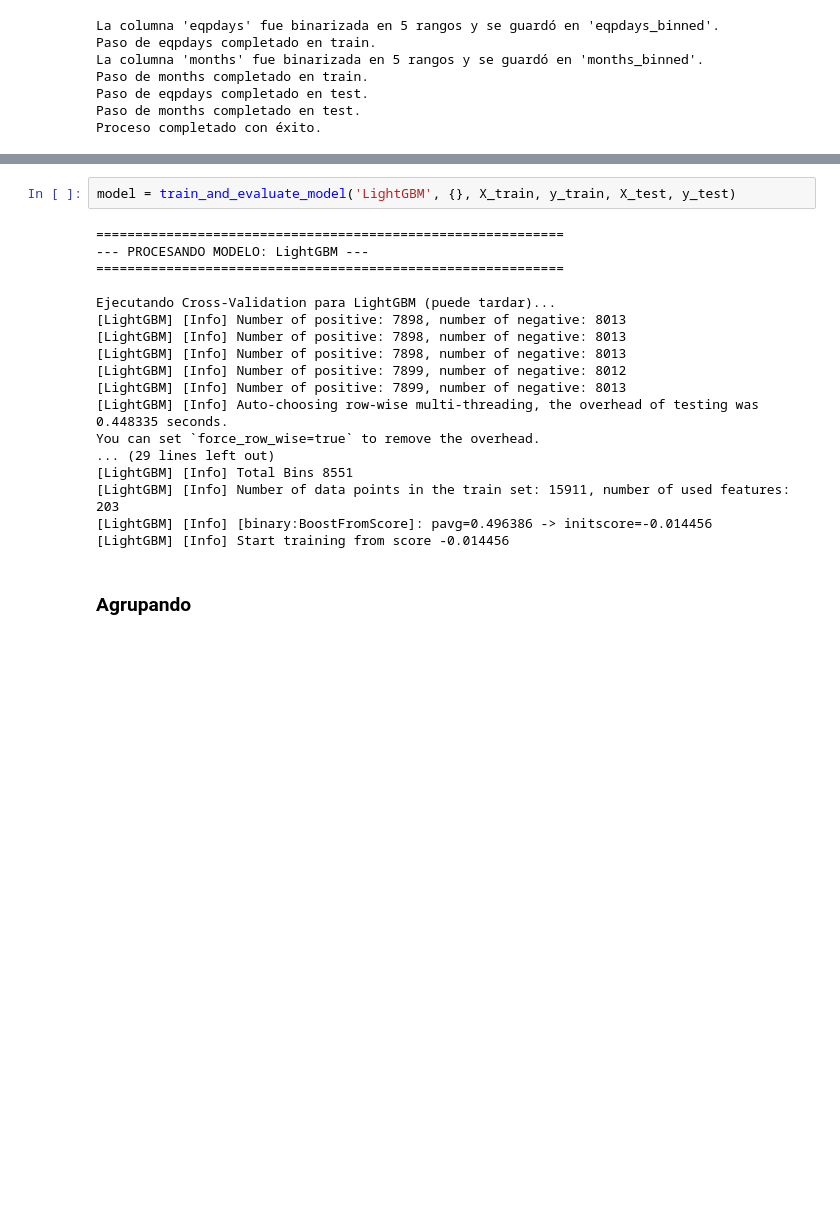
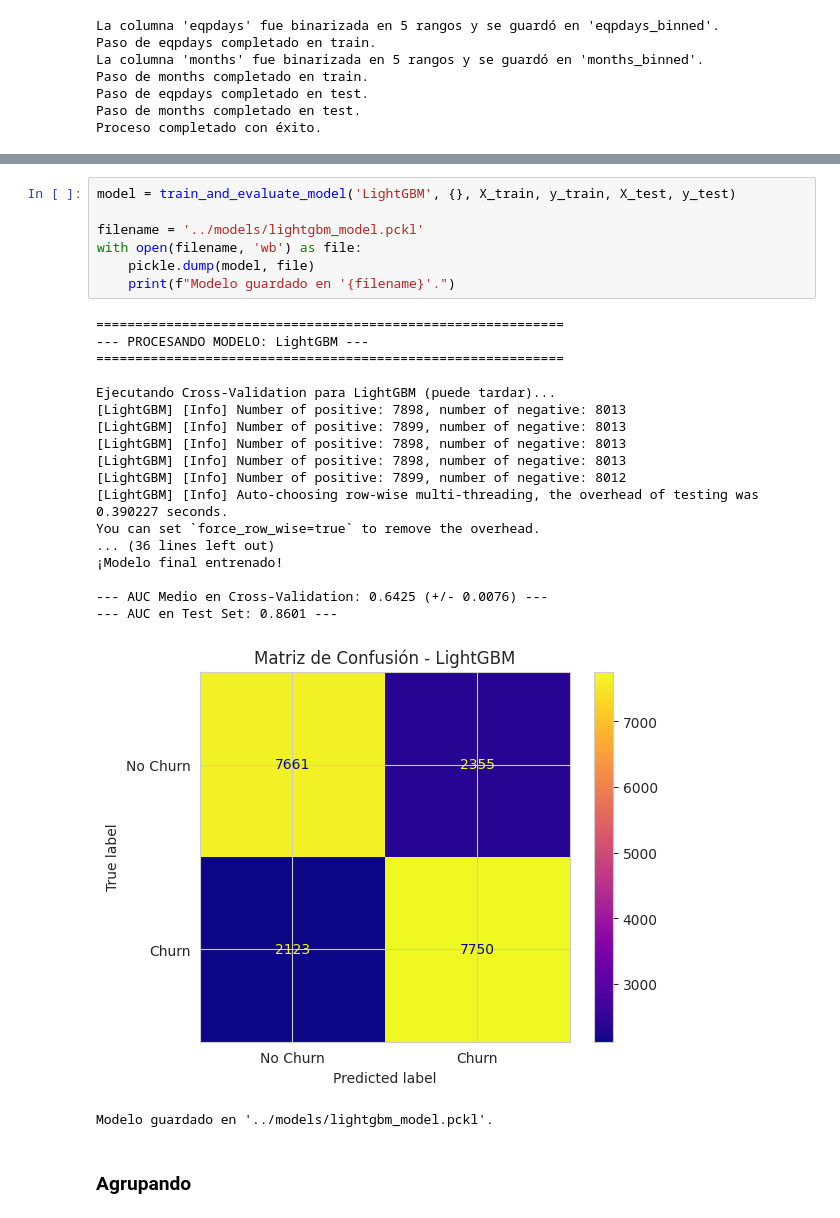
Before and after one commit to palomatm-phd/churn-estimation, a Jupyter notebook: notebooks/feature_engineering.ipynb, the cells around one changed output, grey strips where cells are left out. Saved outputs shown, nothing was run; the diff lists cells and outputs as text; blank space fills up the shorter version.

Commit message:
starting feature engineering pipeline implementation

```diff
--- a/notebooks/feature_engineering.ipynb
+++ b/notebooks/feature_engineering.ipynb
@@ -661,23 +652,30 @@ Modelo guardado en 'KNN_model.pckl'.
 # %%
 model = train_and_evaluate_model('LightGBM', {}, X_train, y_train, X_test, y_test)
+
+filename = '../models/lightgbm_model.pckl'
+with open(filename, 'wb') as file:
+    pickle.dump(model, file)
+    print(f"Modelo guardado en '{filename}'.")
 # %% [output]
 ============================================================
 --- PROCESANDO MODELO: LightGBM ---
 ============================================================
 
 Ejecutando Cross-Validation para LightGBM (puede tardar)...
 [LightGBM] [Info] Number of positive: 7898, number of negative: 8013
+[LightGBM] [Info] Number of positive: 7899, number of negative: 8013
 [LightGBM] [Info] Number of positive: 7898, number of negative: 8013
 [LightGBM] [Info] Number of positive: 7898, number of negative: 8013
 [LightGBM] [Info] Number of positive: 7899, number of negative: 8012
-[LightGBM] [Info] Number of positive: 7899, number of negative: 8013
-[LightGBM] [Info] Auto-choosing row-wise multi-threading, the overhead of testing was 0.448335 seconds.
+[LightGBM] [Info] Auto-choosing row-wise multi-threading, the overhead of testing was 0.390227 seconds.
 You can set `force_row_wise=true` to remove the overhead.
-... (29 lines left out)
-[LightGBM] [Info] Total Bins 8551
-[LightGBM] [Info] Number of data points in the train set: 15911, number of used features: 203
-[LightGBM] [Info] [binary:BoostFromScore]: pavg=0.496386 -> initscore=-0.014456
-[LightGBM] [Info] Start training from score -0.014456
+... (36 lines left out)
+¡Modelo final entrenado!
+
+--- AUC Medio en Cross-Validation: 0.6425 (+/- 0.0076) ---
+--- AUC en Test Set: 0.8601 ---
+[figure, added]
+Modelo guardado en '../models/lightgbm_model.pckl'.
 # %% [markdown]
 ### Agrupando
 # %%
```
Also changed, not shown: parts of 5 cells of this notebook, 7 other files.
